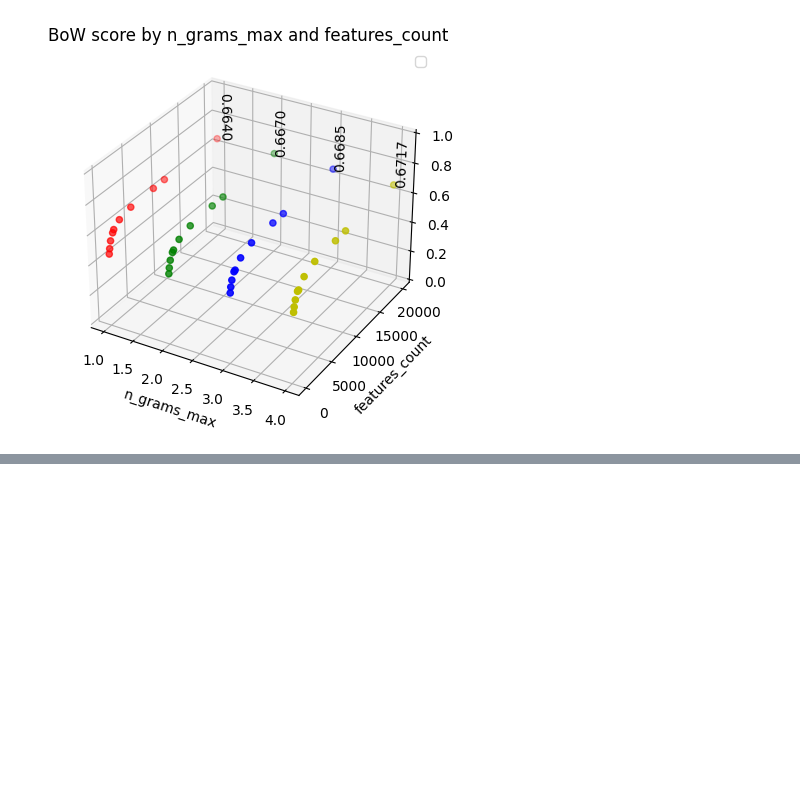
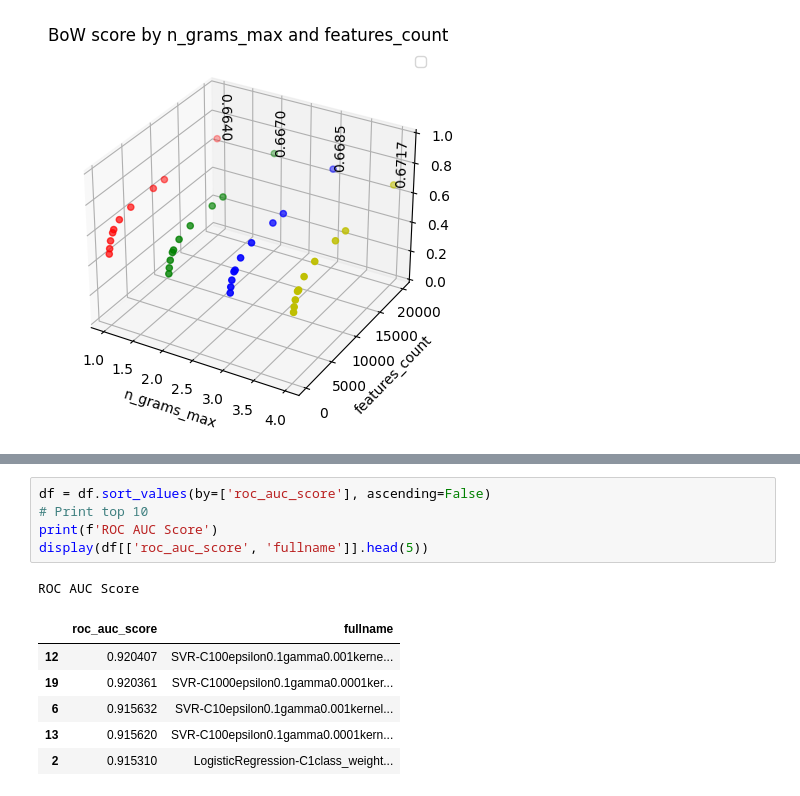
Before and after one commit to TomiukQT/diploma-thesis, a Jupyter notebook: src/plots.ipynb, the cells around one changed output, grey strips where cells are left out. Saved outputs shown, nothing was run; the diff lists cells and outputs as text; blank space fills up the shorter version.

```diff
--- a/src/plots.ipynb
+++ b/src/plots.ipynb
@@ -141,0 +201,13 @@ No artists with labels found to put in legend.  Note that artists whose label st
+# %%
+df = df.sort_values(by=['roc_auc_score'], ascending=False)
+# Print top 10
+print(f'ROC AUC Score')
+display(df[['roc_auc_score', 'fullname']].head(5))
+# %% [output]
+ROC AUC Score
+|  | roc_auc_score | fullname |
+| 12 | 0.920407 | SVR-C100epsilon0.1gamma0.001kerne... |
+| 19 | 0.920361 | SVR-C1000epsilon0.1gamma0.0001ker... |
+| 6 | 0.915632 | SVR-C10epsilon0.1gamma0.001kernel... |
+| 13 | 0.915620 | SVR-C100epsilon0.1gamma0.0001kern... |
+| 2 | 0.915310 | LogisticRegression-C1class_weight... |
```
Also changed, not shown: parts of 4 cells of this notebook, 6 other files.
